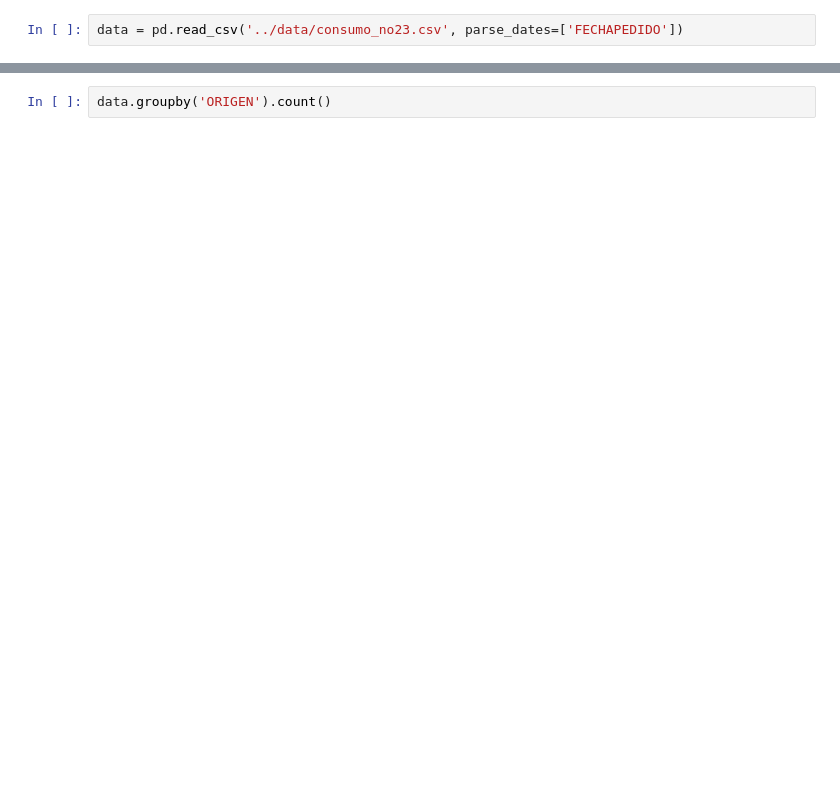
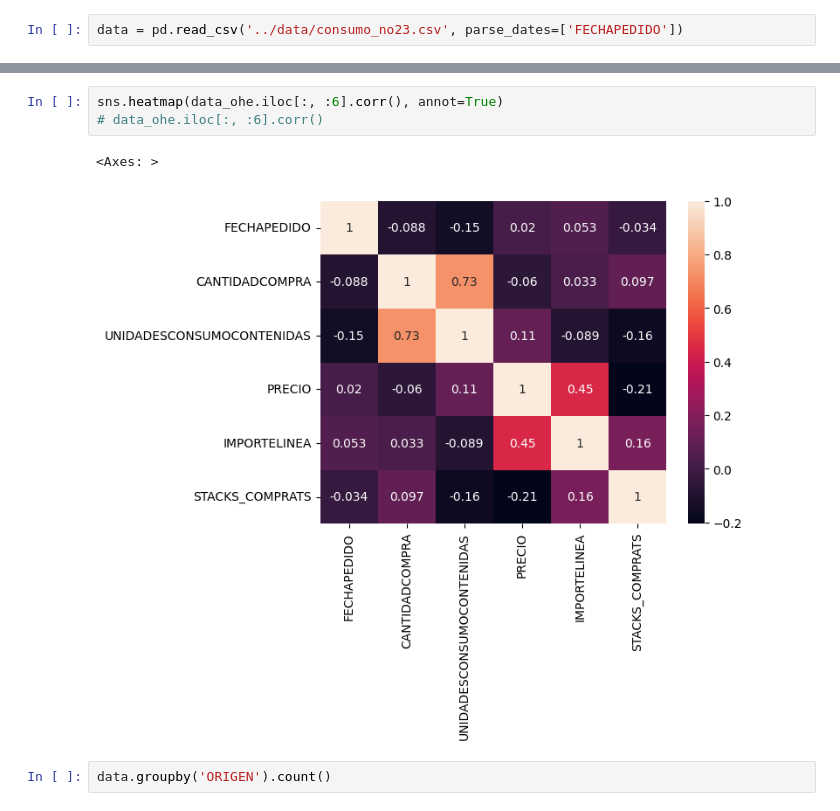
Before and after one commit to berniksuni/healthcare_purchase_plan_23, a Jupyter notebook: data_exploring/data_processingNo23.ipynb, the cells around one changed output, grey strips where cells are left out. Saved outputs shown, nothing was run; the diff lists cells and outputs as text; blank space fills up the shorter version.

```diff
--- a/data_exploring/data_processingNo23.ipynb
+++ b/data_exploring/data_processingNo23.ipynb
@@ -34,3 +40,9 @@ data_ohe = ohe.fit_transform(data[categorical_cols])
+# %%
+sns.heatmap(data_ohe.iloc[:, :6].corr(), annot=True)
+# data_ohe.iloc[:, :6].corr()
+# %% [output]
+<Axes: >
+[figure, added]
 # %%
 data.groupby('ORIGEN').count()
 # %% [output]
```
Also changed, not shown: parts of 4 cells of this notebook, 5 other files.
